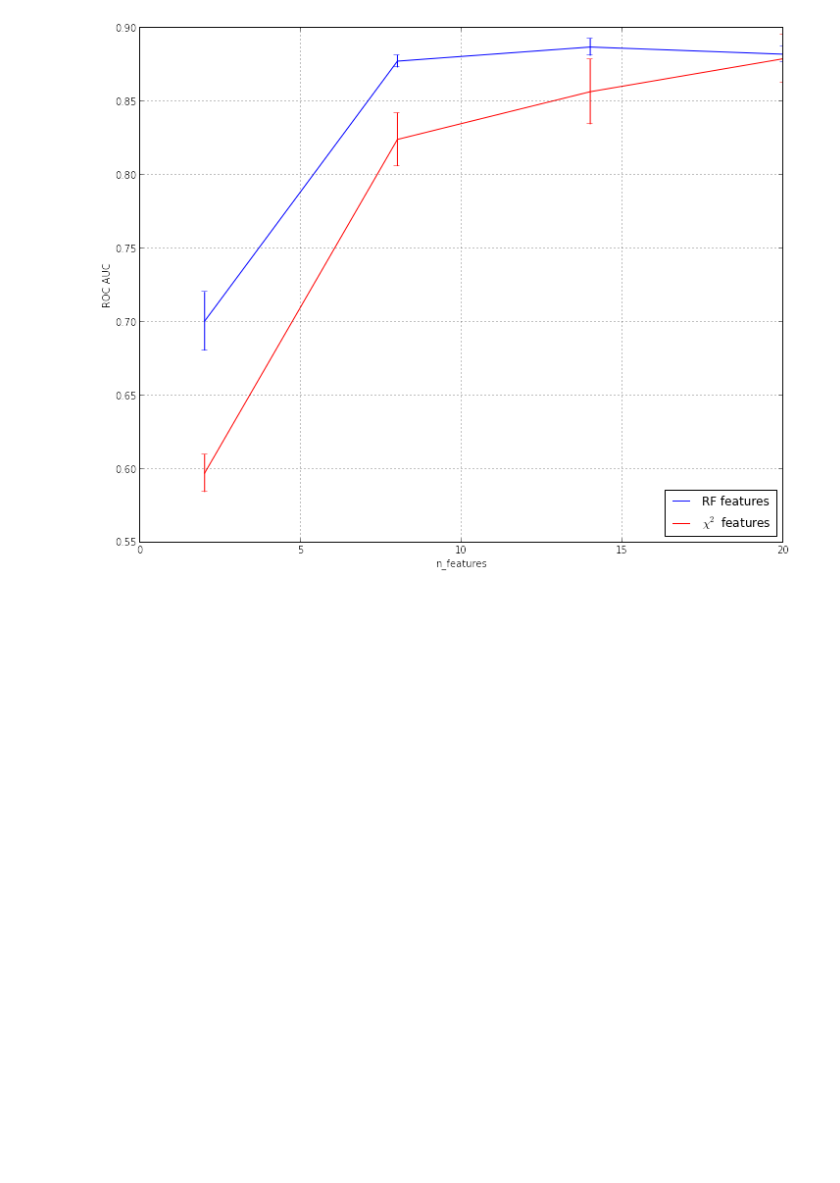
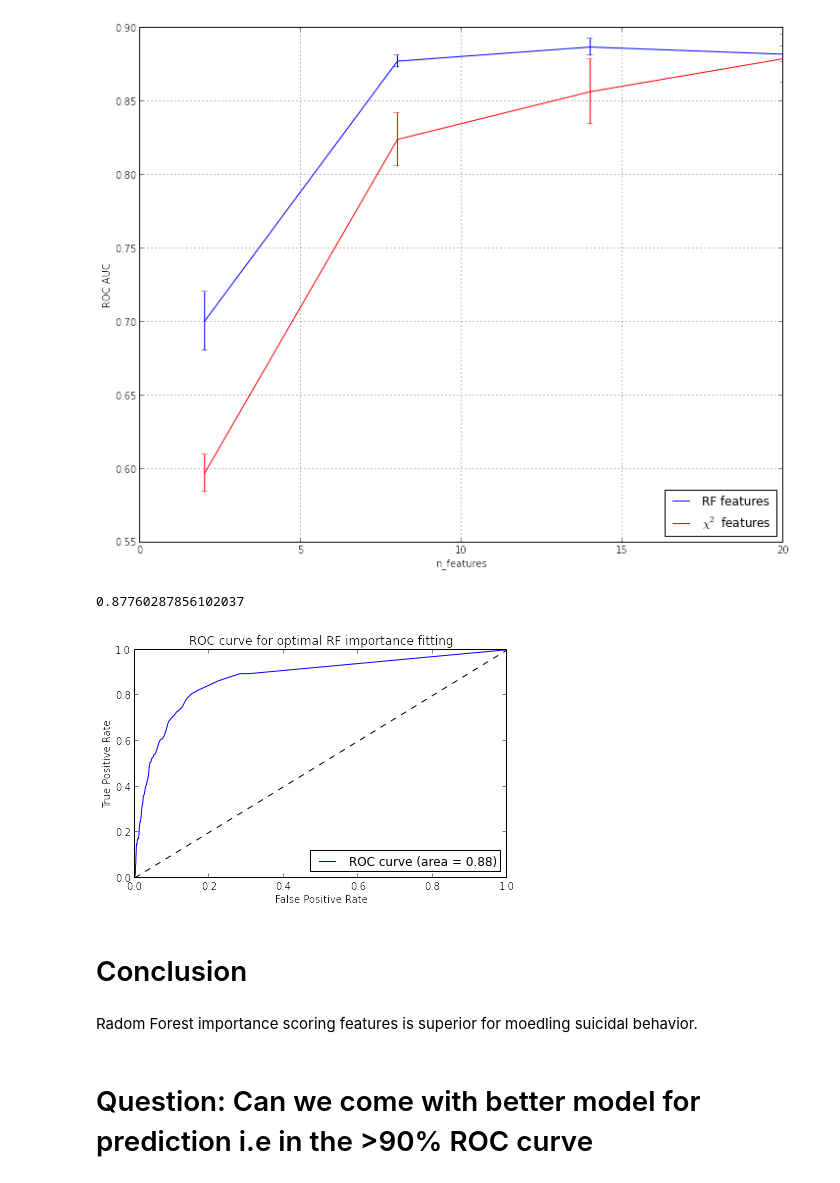
Before and after one commit to alon-benari/HICSS, a Jupyter notebook: PyKen.ipynb, the cells around one changed output. Drawn from its saved outputs; the diff is of its cells as text; code cells hidden in the pictures; blank space fills up the shorter version.

```diff
--- a/PyKen.ipynb
+++ b/PyKen.ipynb
@@ -332,0 +355,14 @@ make_overlay2(prec_matrix,score_mat)#  X^2 feature selection and RF inportance f
+# %%
+roc_auc # what is the AUC for the ROC curve.
+# %% [output]
+0.87760287856102037
+# %%
+make_ROC(fpr,tpr,roc_auc,'ROC curve for optimal RF importance fitting','ipnb_RF_roc.pdf')
+# %% [output]
+[figure, added]
+# %% [markdown]
+# Conclusion
+# %% [markdown]
+Radom Forest importance scoring features is superior for moedling suicidal behavior.
+# %% [markdown]
+# Question: Can we come with better model for prediction i.e in the >90% ROC curve
```
Also changed, not shown: parts of 21 cells of this notebook.
